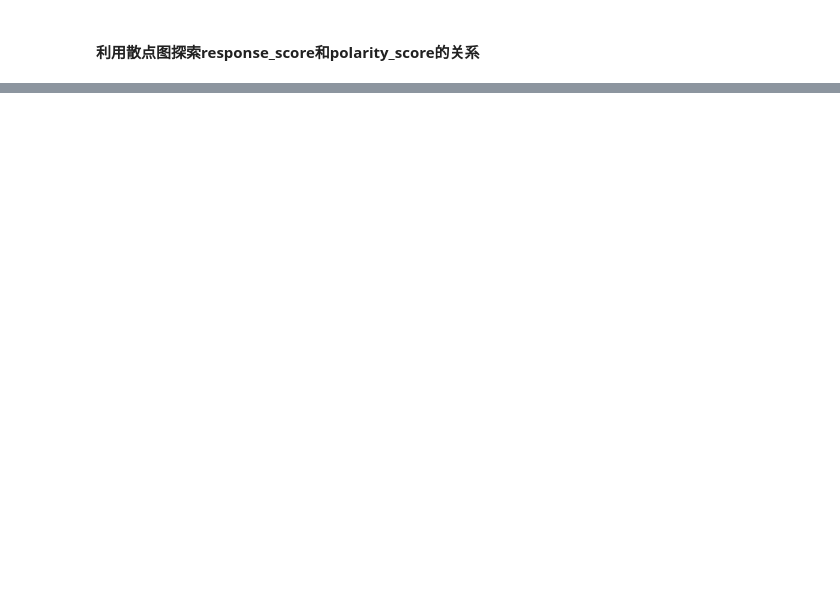
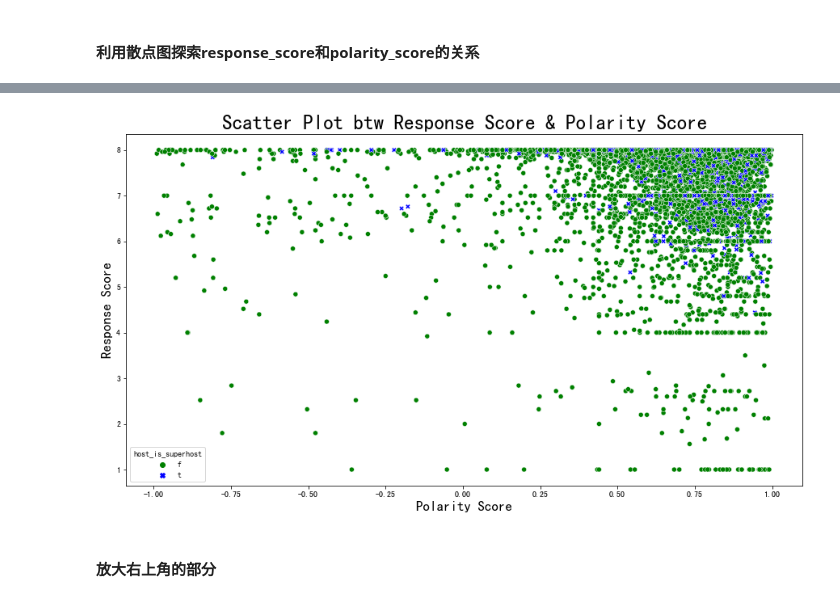
Before and after one commit to JT-H/Recommendation-System-for-Airbnb-Houses, a Jupyter notebook: EDA/Notebooks/EDA-3.ipynb, the cells around one changed output, grey strips where cells are left out. Cells and saved outputs as stored; diff of their text form; code cells hidden in the pictures; blank space fills up the shorter version.

```diff
--- a/EDA/Notebooks/EDA-3.ipynb
+++ b/EDA/Notebooks/EDA-3.ipynb
@@ -199,6 +203,6 @@ df2
 # %%
 df3= pd.pivot_table(df2,
-                    index=["listing_id"],
-                    values=["response_score","polarity_score"]
+                    index=["listing_id","host_is_superhost"],
+                    values=["response_score","polarity_score","host_response_time","host_response_rate","host_is_superhost"]
                    )
 # %%
@@ -250,0 +221,24 @@ array([[1.       , 0.0424672],
+# %%
+plt.figure(figsize=(15,8))
+
+sns.scatterplot(data=df3,
+                x="polarity_score",
+                y="response_score",
+                hue="host_is_superhost",
+                style="host_is_superhost",
+                palette=['green','blue'],
+                #alpha=0.3
+               )
+
+plt.title("Scatter Plot btw Response Score & Polarity Score",fontsize=25)
+
+plt.xlabel('Polarity Score', fontsize=17)
+plt.ylabel('Response Score', fontsize=17)
+
+plt.savefig('../Pictures/EDA3.1.png')
+
+plt.show()
+# %% [output]
+[figure, added]
+# %% [markdown]
+#### 放大右上角的部分
```
Also changed, not shown: parts of 17 cells of this notebook, 14 other files.
